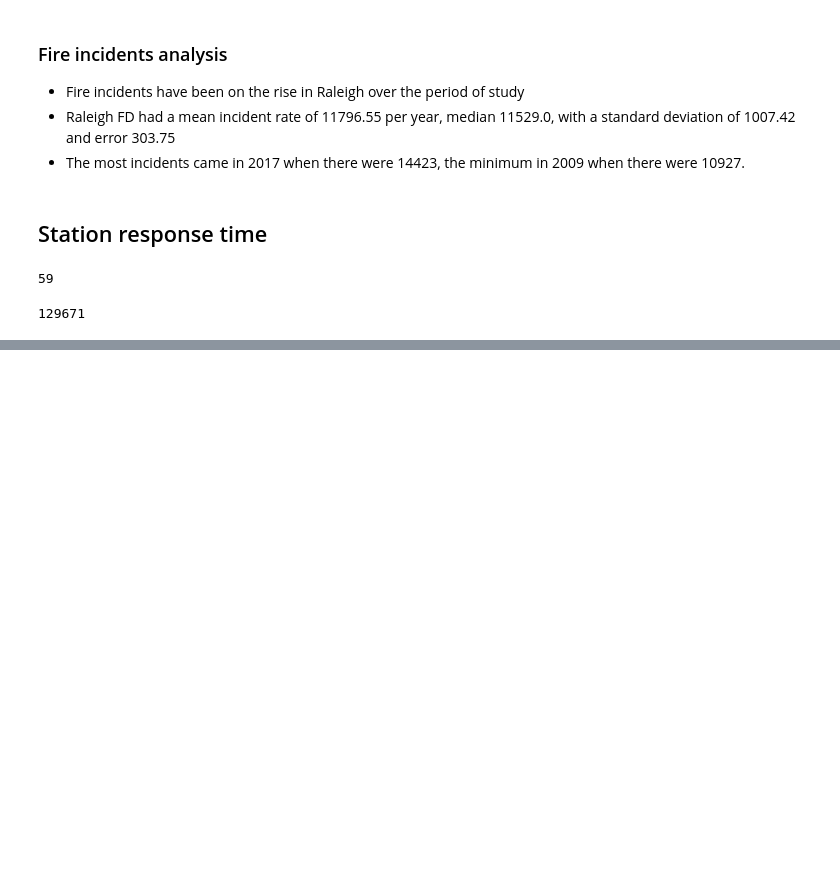
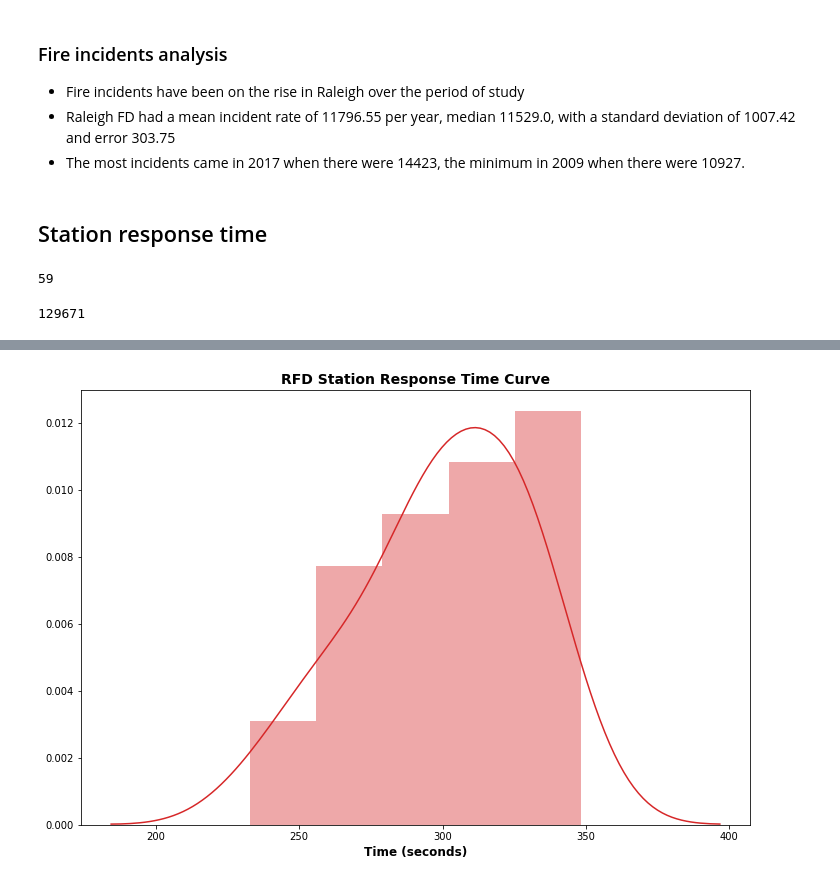
Before and after one commit to xjarodx/Project_1_Group_7, a Jupyter notebook: Fire_Stations.ipynb, the cells around one changed output, grey strips where cells are left out. Drawn from its saved outputs; the diff is of its cells as text; code cells hidden in the pictures; blank space fills up the shorter version.

```diff
--- a/Fire_Stations.ipynb
+++ b/Fire_Stations.ipynb
@@ -91,0 +89,3 @@ len(dfs)
+# %%
+pd.options.mode.chained_assignment = None
+dfs['station'] = dfs['station'].astype(int)
@@ -138,6 +157,8 @@ plt.savefig('./graphics/total_fi_year_withoutliers.png')
 - The most incidents came in 2017 when there were 14423, the minimum in 2009 when there were 10927.
 # %% [markdown]
 ## Station response time
+# %%
+dfst = dfst.loc[dfst['station']!=13]
 # %%
 # There appear to be some funky clearance times, possibly human error
 outliers = dfst[dfst['Seconds'] > dfst['Seconds'].mean() + 3 * dfst['Seconds'].std()]
@@ -222,0 +230,14 @@ Name: Seconds, dtype: float64
+# %%
+sns.distplot(station_means, hist=True, color='tab:red')
+fig = plt.gcf()
+fig.set_size_inches(12, 8)
+fig.xlimit=(0,400)
+
+# Add some labels and title
+
+plt.xlabel('Time (seconds)', fontsize=12, fontweight='bold')
+plt.title('RFD Station Response Time Curve', fontsize=14, fontweight='bold')
+# Save the figure
+plt.savefig('./graphics/station_response_time_curve.png')
+# %% [output]
+[figure, added]
```
Also changed, not shown: parts of 51 cells of this notebook, 6 other files.
